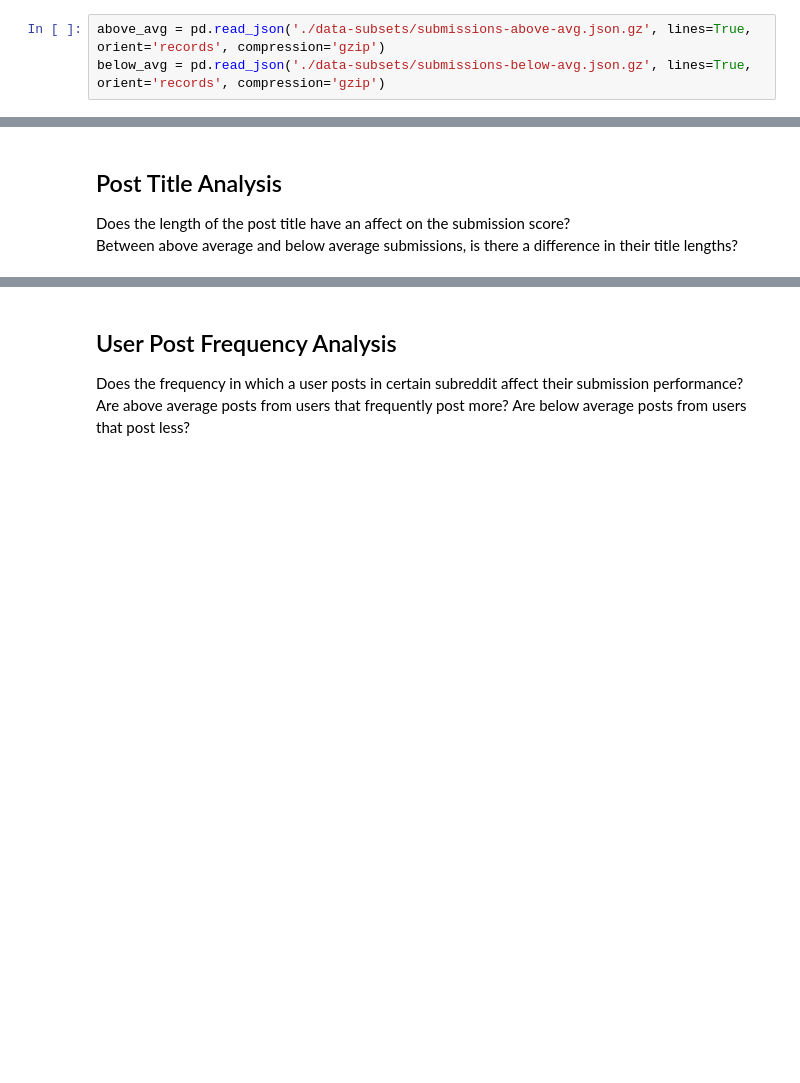
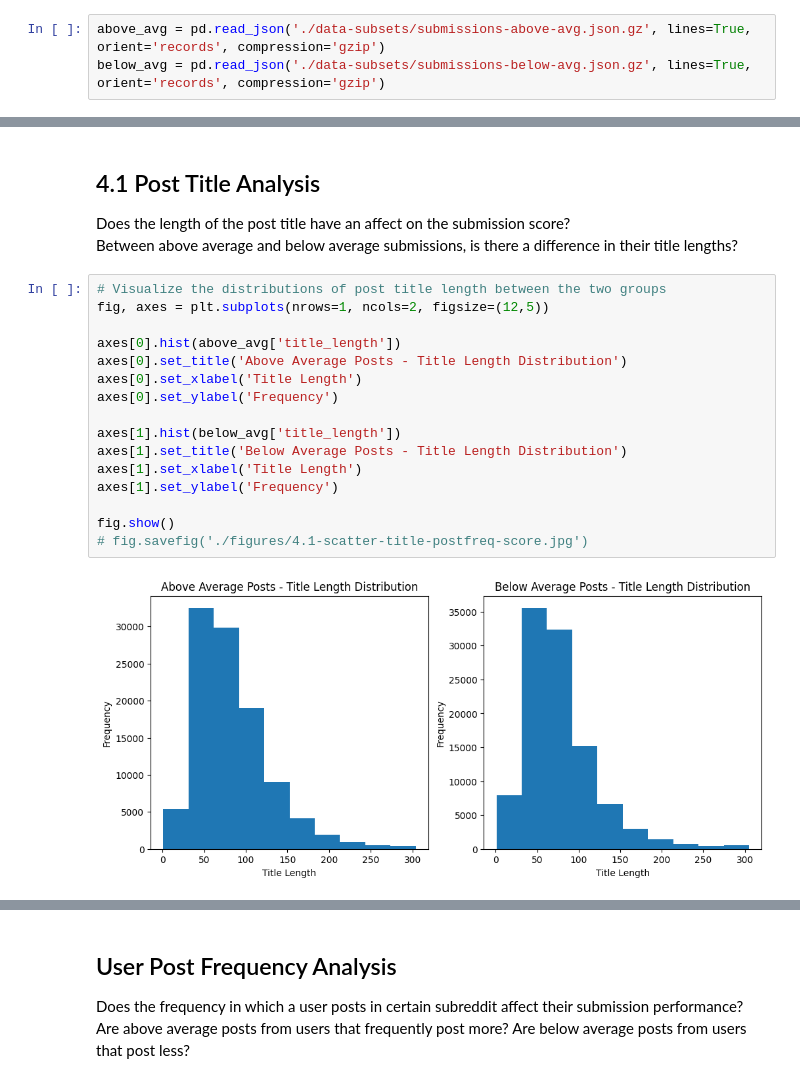
Before and after one commit to Toastjpg/CMPT353-Project, a Jupyter notebook: 4-relationship_analysis.ipynb, the cells around one changed output, grey strips where cells are left out. Saved outputs shown, nothing was run; the diff lists cells and outputs as text; blank space fills up the shorter version.

```diff
--- a/4-relationship_analysis.ipynb
+++ b/4-relationship_analysis.ipynb
@@ -16,5 +38,23 @@ below_avg = pd.read_json('./data-subsets/submissions-below-avg.json.gz', lines=T
 # %% [markdown]
-## Post Title Analysis
+## 4.1 Post Title Analysis
 
 Does the length of the post title have an affect on the submission score?
 Between above average and below average submissions, is there a difference in their title lengths?
+# %%
+# Visualize the distributions of post title length between the two groups
+fig, axes = plt.subplots(nrows=1, ncols=2, figsize=(12,5))
+
+axes[0].hist(above_avg['title_length'])
+axes[0].set_title('Above Average Posts - Title Length Distribution')
+axes[0].set_xlabel('Title Length')
+axes[0].set_ylabel('Frequency')
+
+axes[1].hist(below_avg['title_length'])
+axes[1].set_title('Below Average Posts - Title Length Distribution')
+axes[1].set_xlabel('Title Length')
+axes[1].set_ylabel('Frequency')
+
+fig.show()
+# fig.savefig('./figures/4.1-scatter-title-postfreq-score.jpg')
+# %% [output]
+[figure, added]
```
Also changed, not shown: parts of 7 cells of this notebook, 3 other files.
